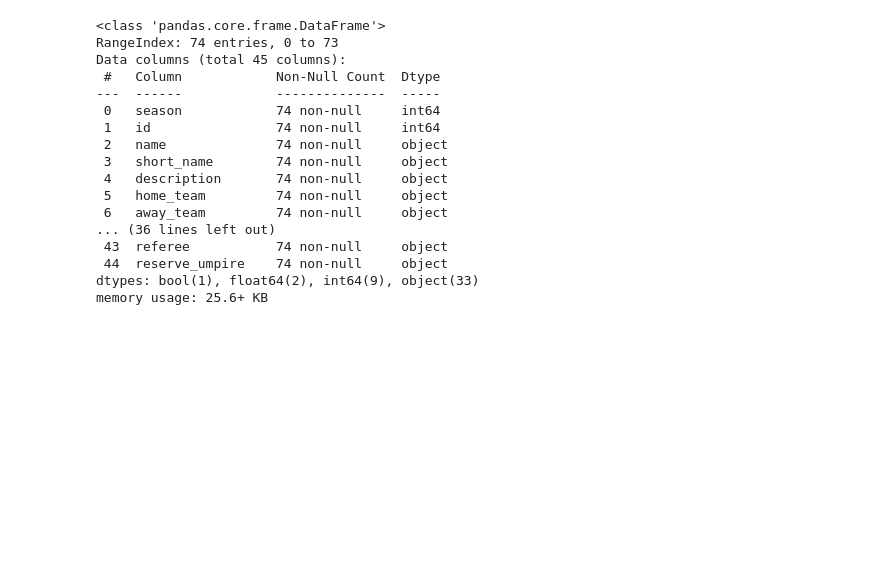
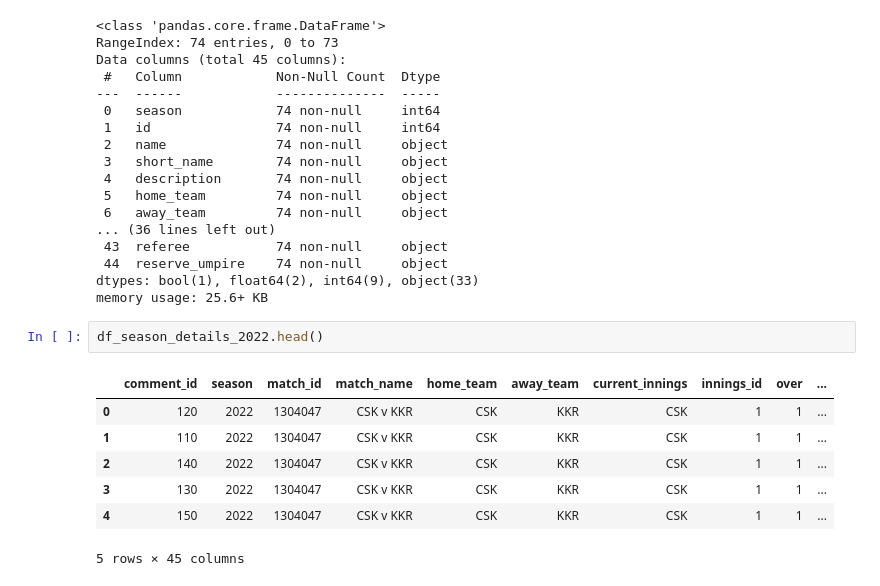
Before and after one commit to Abhijith-Nagarajan/Machine-Learning-Training, a Jupyter notebook: ipl-analysis-plotly-eda.ipynb, the cells around one changed output. Cells and saved outputs as stored; diff of their text form; blank space fills up the shorter version.

```diff
--- a/ipl-analysis-plotly-eda.ipynb
+++ b/ipl-analysis-plotly-eda.ipynb
@@ -72,3 +75,13 @@ Data columns (total 45 columns):
  44  reserve_umpire    74 non-null     object
 dtypes: bool(1), float64(2), int64(9), object(33)
 memory usage: 25.6+ KB
+# %%
+df_season_details_2022.head()
+# %% [output]
+|  | comment_id | season | match_id | match_name | home_team | away_team | current_innings | innings_id | over | ... |
+| 0 | 120 | 2022 | 1304047 | CSK v KKR | CSK | KKR | CSK | 1 | 1 | ... |
+| 1 | 110 | 2022 | 1304047 | CSK v KKR | CSK | KKR | CSK | 1 | 1 | ... |
+| 2 | 140 | 2022 | 1304047 | CSK v KKR | CSK | KKR | CSK | 1 | 1 | ... |
+| 3 | 130 | 2022 | 1304047 | CSK v KKR | CSK | KKR | CSK | 1 | 1 | ... |
+| 4 | 150 | 2022 | 1304047 | CSK v KKR | CSK | KKR | CSK | 1 | 1 | ... |
+5 rows × 45 columns
```
Also changed, not shown: parts of 30 cells of this notebook.
